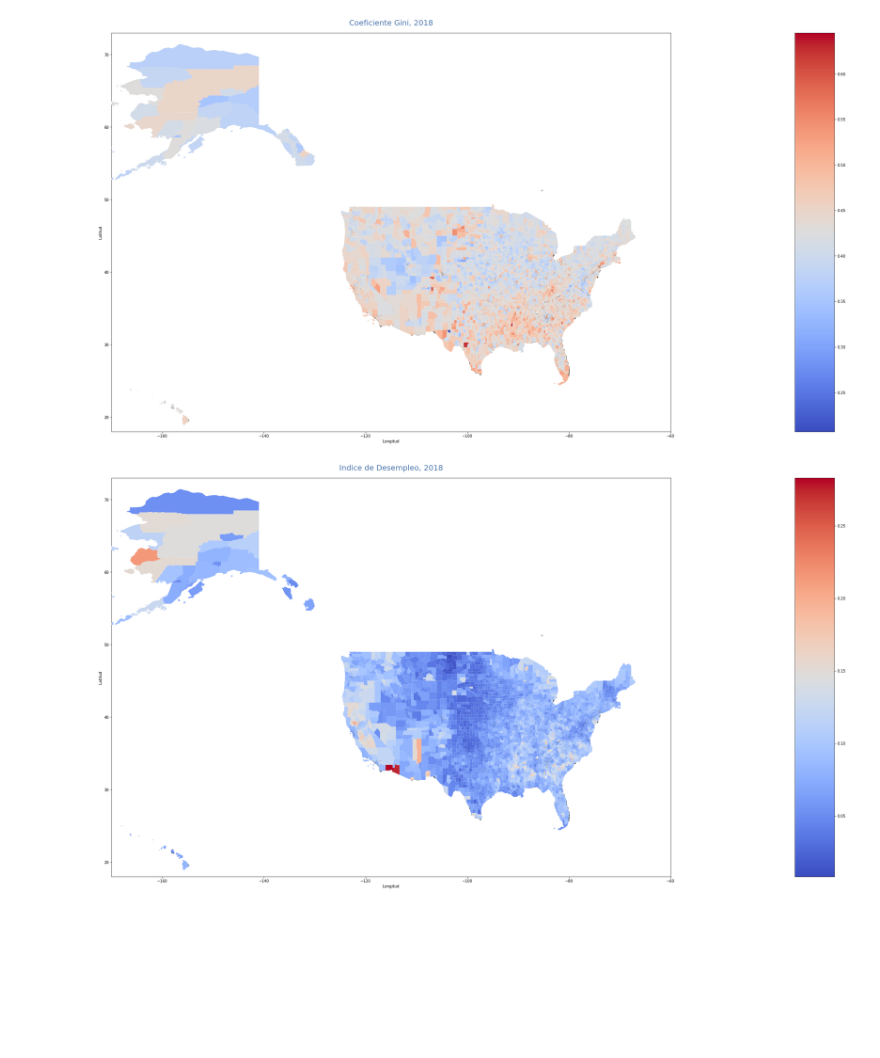
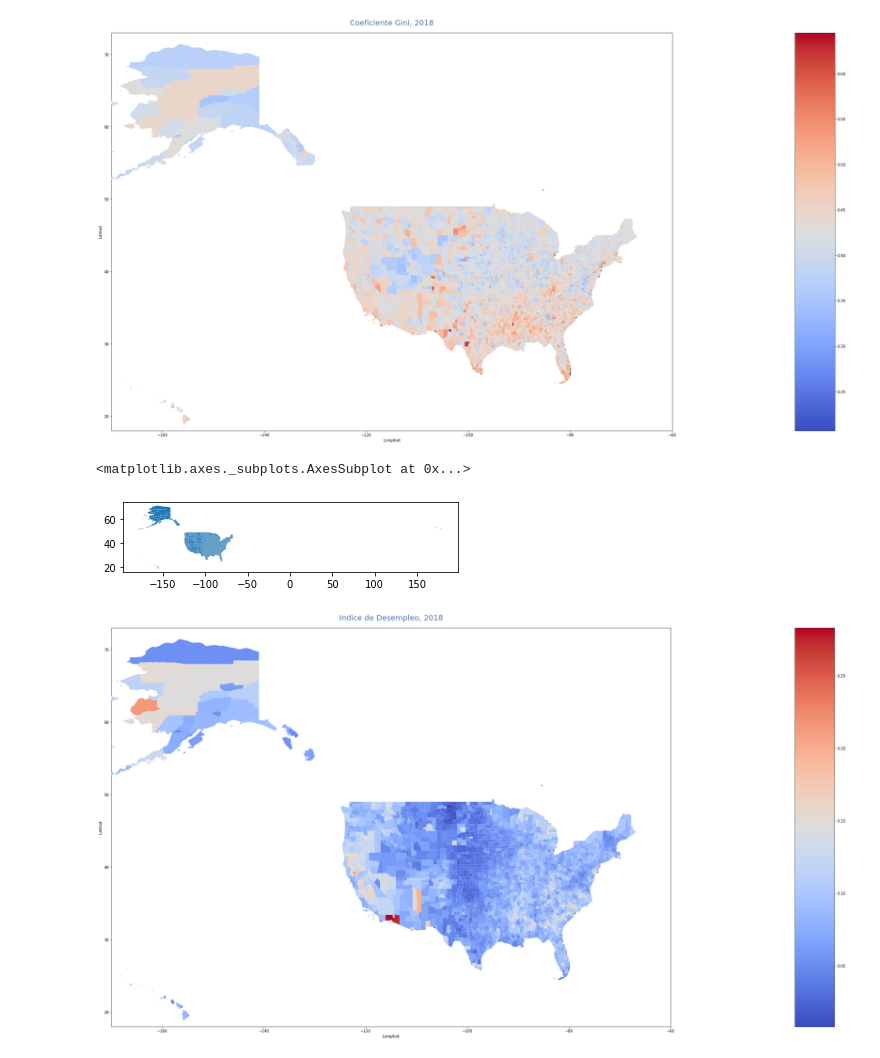
Before and after one commit to dafon1986/Elecciones, a Jupyter notebook: Muertes_Policiales_v1.ipynb, the cells around one changed output. Cells and saved outputs as stored; diff of their text form; code cells hidden in the pictures; blank space fills up the shorter version.

```diff
--- a/Muertes_Policiales_v1.ipynb
+++ b/Muertes_Policiales_v1.ipynb
@@ -140,3 +140,12 @@ df1.plot(ax=Mapa_Muertes, marker="o",color='black',markersize=10, alpha = 0.3)
 plt.show();
 # %% [output]
 [figure]
+# %%
+resultados=geomap[['state','county','votes16_trumpd','votes16_johnsong','votes16_clintonh','geometry']]
+# %%
+resultados['ganador'] = resultados[['votes16_trumpd','votes16_johnsong','votes16_clintonh']].fillna(0.).astype(float).idxmax(axis=1).apply(lambda s: s[:3])
+# %%
+resultados.plot()
+# %% [output]
+<matplotlib.axes._subplots.AxesSubplot at 0x...>
+[figure, added]
```
Also changed, not shown: parts of 2 cells of this notebook.
